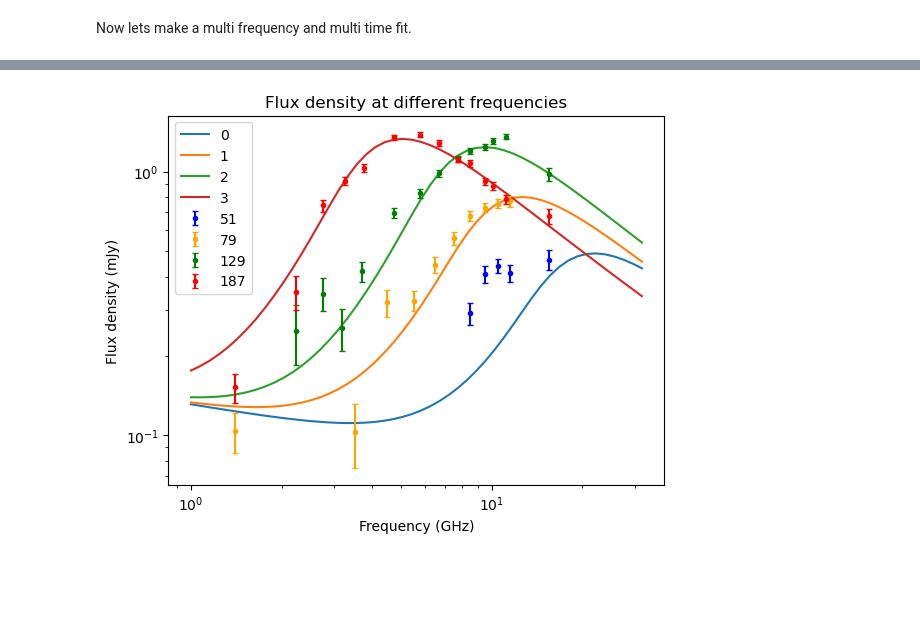
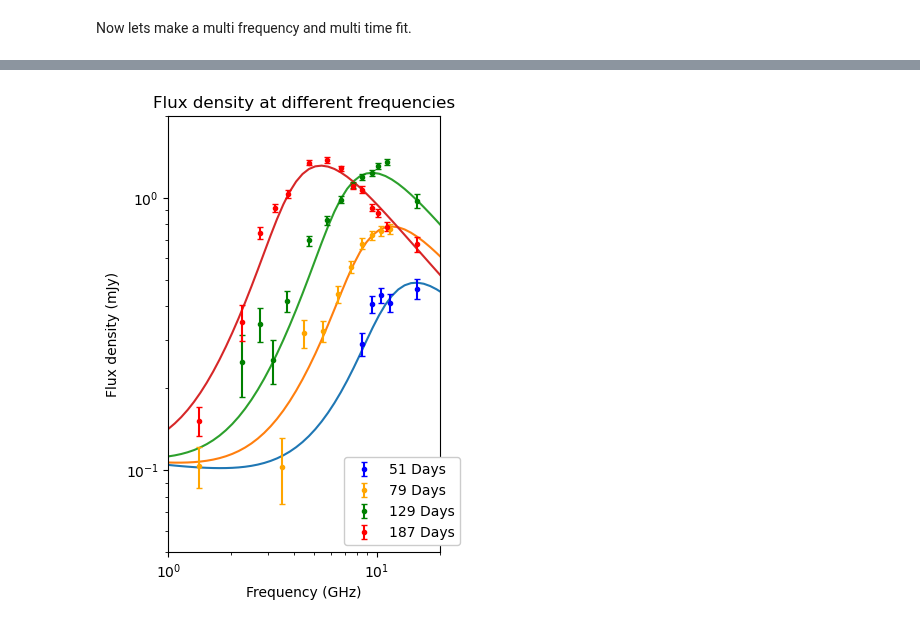
Before and after one commit to Camachoadri/JAEICU2024, a Jupyter notebook: TDE AT2019dsg/TDE jet from AT2019dsg.ipynb, the cells around one changed output, grey strips where cells are left out. Cells and saved outputs as stored; diff of their text form; code cells hidden in the pictures; blank space fills up the shorter version.

```diff
--- a/TDE AT2019dsg/TDE jet from AT2019dsg.ipynb
+++ b/TDE AT2019dsg/TDE jet from AT2019dsg.ipynb
@@ -10,6 +10,7 @@ from datetime import date
 #gamma function and integration
 from scipy import special, optimize
 from scipy import integrate
+from scipy import stats
 
 
 #Fitting the spectrum
@@ -28,6 +29,8 @@ from astropy import constants as const
 
 #Importing the constant that will be needed
 from astropy.constants import c, k_B, m_e, e
+
+golden = (1 + 5 ** 0.5) / 2
 # %% [markdown]
 # Data selection
 # %% [markdown]
@@ -229,7 +265,7 @@ def solidangle(radius, distance):
     omega= np.pi * (radius**2)/(distance**2)
     return omega
 
-def FluxatTSynch(frequency, r, p, B, N, distance, F0, alpha):
+def FluxatTSynch(frequency, r, p, B, distance, F0, alpha):
     """
     Flux returns the value of the flux foor a population of relativistic electrons driven by a power law at a given frequency
 
@@ -247,8 +283,8 @@ def FluxatTSynch(frequency, r, p, B, N, distance, F0, alpha):
     """
     B= 10**B
     r=10**r
-    N=10**N
     Fbase= F0*(frequency/1.28e9)**(alpha)
+    N=N0fromB(B, 1.15, r, p)
 
     F=Fbase + solidangle(r, distance)*SpecIntSynch(p, B, N, r, frequency)*1e23*1e3 # to convert to cgs units
     return F #In order to get from cgs to Jy
@@ -349,11 +383,9 @@ def leastsq_function(params, *args):
     #Time dependent parameters
     B = np.ones(num_times)
     R= np.ones(num_times)
-    N = np.ones(num_times)
     for i in np.arange(0, num_times):
         B[i] = params[3+i]
         R[i] = params[3 + num_times + i]
-        N[i] = params[3 + 2*num_times + i]
 
 
     #Arguments
@@ -366,7 +398,7 @@ def leastsq_function(params, *args):
     #Fit each time
     for i in np.arange(0, len(FluxValue)):
         for j in np.arange(0, len(frequency[i])):
-            FluxFit= FluxatTSynch(frequency[i][j]*1e9 , R[i], p, B[i], N[i], distance, F0, alpha)
+            FluxFit= FluxatTSynch(frequency[i][j]*1e9 , R[i], p, B[i], distance, F0, alpha)
             sum= sum + np.abs((FluxValue[i][j] - FluxFit)/FLuxErr[i][j])
     return sum
 # %%
@@ -383,8 +415,7 @@ for time in date_list:
     FluxValue.append(time[1])
     FluxErr.append(time[2])
 
-params0=(p, F0, alpha, B[0], B[1], B[2], B[3], R[0], R[1], R[2], R[3],
-         N[0], N[1], N[2], N[3])
+params0=(p, F0, alpha, B[0], B[1], B[2], B[3], R[0], R[1], R[2], R[3])
 """
 params= np.ndarray((6, len(date_list)))
 for i in np.arange(0, len(params0)):
@@ -408,28 +438,33 @@ Time independend parameters
 # %%
+sizefig=3.5
+plt.figure(figsize=(sizefig, sizefig*golden))
+
 for i in np.arange(0, num_times):
     F= FluxatTSynch(freqcont*1e9 , result['x'][3 + num_times + i], result['x'][0], result['x'][3+i]
-                    , result['x'][3 + 2*num_times + i], distance, result['x'][1], result['x'][2])
+                    , distance, result['x'][1], result['x'][2])
 
-    plt.plot(freqcont, F, label= f'{i}')
+    plt.plot(freqcont, F)
 
 
 
 plt.errorbar(date_list[0][0], date_list[0][1], yerr=  date_list[0][2],fmt= '.',capsize= 2 , c='blue',
-             zorder=8, label=str(DaysSinceDetection('19/05/22')))
+             zorder=8, label=str(DaysSinceDetection('19/05/22')) + ' Days')
 plt.errorbar(date_list[1][0], date_list[1][1], yerr=  date_list[1][2],fmt= '.',capsize= 2 , c='orange',
-             zorder=8, label=str(DaysSinceDetection('19/06/19')))
+             zorder=8, label=str(DaysSinceDetection('19/06/19')) + ' Days')
 plt.errorbar(date_list[2][0], date_list[2][1], yerr=  date_list[2][2],fmt= '.',capsize= 2 , c='green',
-             zorder=8, label=str(DaysSinceDetection('19/08/08')))
+             zorder=8, label=str(DaysSinceDetection('19/08/08')) + ' Days')
 plt.errorbar(date_list[3][0], date_list[3][1], yerr=  date_list[3][2],fmt= '.',capsize= 2 , c='red',
-             zorder=8, label=str(DaysSinceDetection('19/10/05')))
+             zorder=8, label=str(DaysSinceDetection('19/10/05')) + ' Days')
 
 
 plt.yscale('log')
 plt.xscale('log')
 plt.xlabel(f"Frequency (GHz)")
 plt.ylabel(f'Flux density (mJy)')
 plt.title('Flux density at different frequencies')
-plt.legend()
+plt.legend(loc='lower right',  bbox_to_anchor=(0, 0, 1.1, 1.08), framealpha= 1)
+plt.xlim(left=1, right= 20)
+plt.ylim(bottom=0.5e-1, top=2)
 plt.show()
 # %% [output]
-[figure, old version]
+[figure, new version]
```
Also changed, not shown: parts of 9 cells of this notebook.
